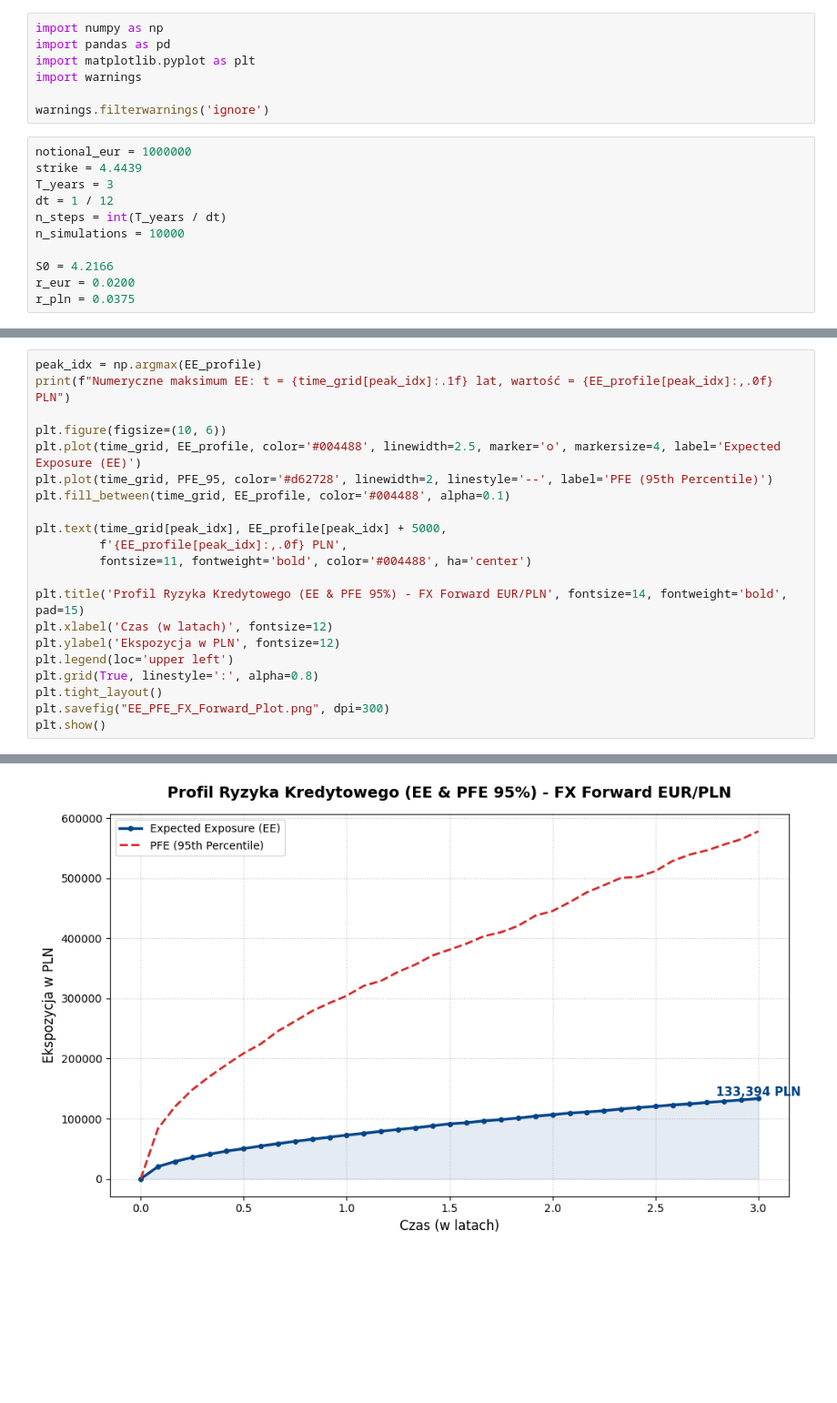
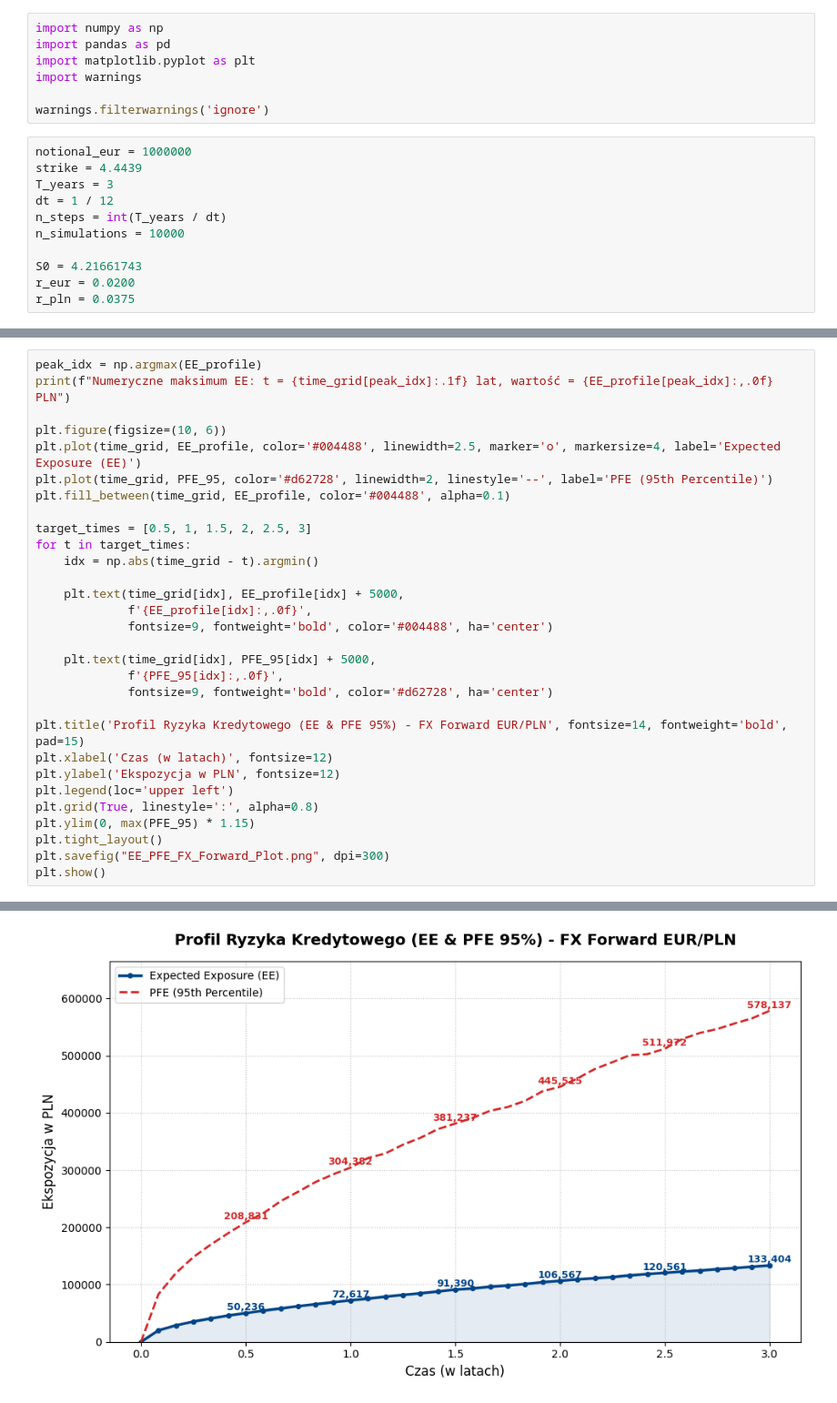
Before and after one commit to KGolis/ProjektIF, a Jupyter notebook: Expected_Exposure.ipynb, the cells around one changed output, grey strips where cells are left out. Shown at 91% size. Saved outputs shown, nothing was run; the diff lists cells and outputs as text; blank space fills up the shorter version.

```diff
--- a/Expected_Exposure.ipynb
+++ b/Expected_Exposure.ipynb
@@ -13,7 +13,7 @@ dt = 1 / 12
 n_steps = int(T_years / dt)
 n_simulations = 10000
 
-S0 = 4.2166
+S0 = 4.21661743
 r_eur = 0.0200
 r_pln = 0.0375
 # %%
@@ -76,15 +86,24 @@ plt.plot(time_grid, EE_profile, color='#004488', linewidth=2.5, marker='o', mark
 plt.plot(time_grid, PFE_95, color='#d62728', linewidth=2, linestyle='--', label='PFE (95th Percentile)')
 plt.fill_between(time_grid, EE_profile, color='#004488', alpha=0.1)
 
-plt.text(time_grid[peak_idx], EE_profile[peak_idx] + 5000,
-         f'{EE_profile[peak_idx]:,.0f} PLN',
-         fontsize=11, fontweight='bold', color='#004488', ha='center')
+target_times = [0.5, 1, 1.5, 2, 2.5, 3]
+for t in target_times:
+    idx = np.abs(time_grid - t).argmin()
+
+    plt.text(time_grid[idx], EE_profile[idx] + 5000,
+             f'{EE_profile[idx]:,.0f}',
+             fontsize=9, fontweight='bold', color='#004488', ha='center')
+
+    plt.text(time_grid[idx], PFE_95[idx] + 5000,
+             f'{PFE_95[idx]:,.0f}',
+             fontsize=9, fontweight='bold', color='#d62728', ha='center')
 
 plt.title('Profil Ryzyka Kredytowego (EE & PFE 95%) - FX Forward EUR/PLN', fontsize=14, fontweight='bold', pad=15)
 plt.xlabel('Czas (w latach)', fontsize=12)
 plt.ylabel('Ekspozycja w PLN', fontsize=12)
 plt.legend(loc='upper left')
 plt.grid(True, linestyle=':', alpha=0.8)
+plt.ylim(0, max(PFE_95) * 1.15)
 plt.tight_layout()
 plt.savefig("EE_PFE_FX_Forward_Plot.png", dpi=300)
 plt.show()
@@ -93 +112 @@ Numeryczne maksimum EE: t = 3.0 lat, wartość = 133,394 PLN
-[figure, old version]
+[figure, new version]
```
Also changed, not shown: parts of 4 cells of this notebook.
